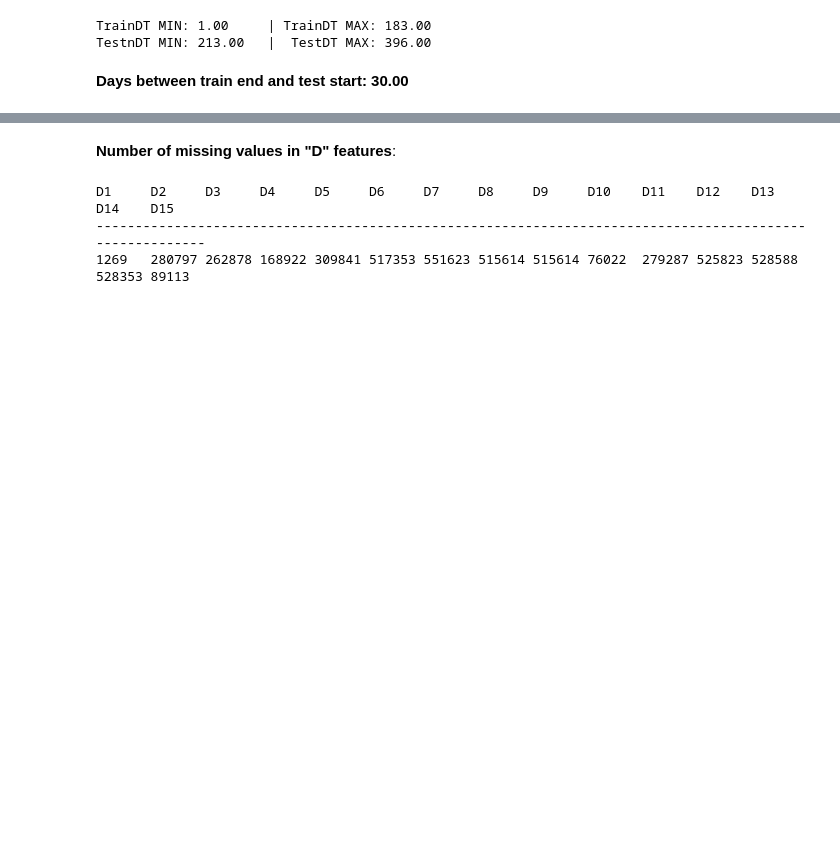
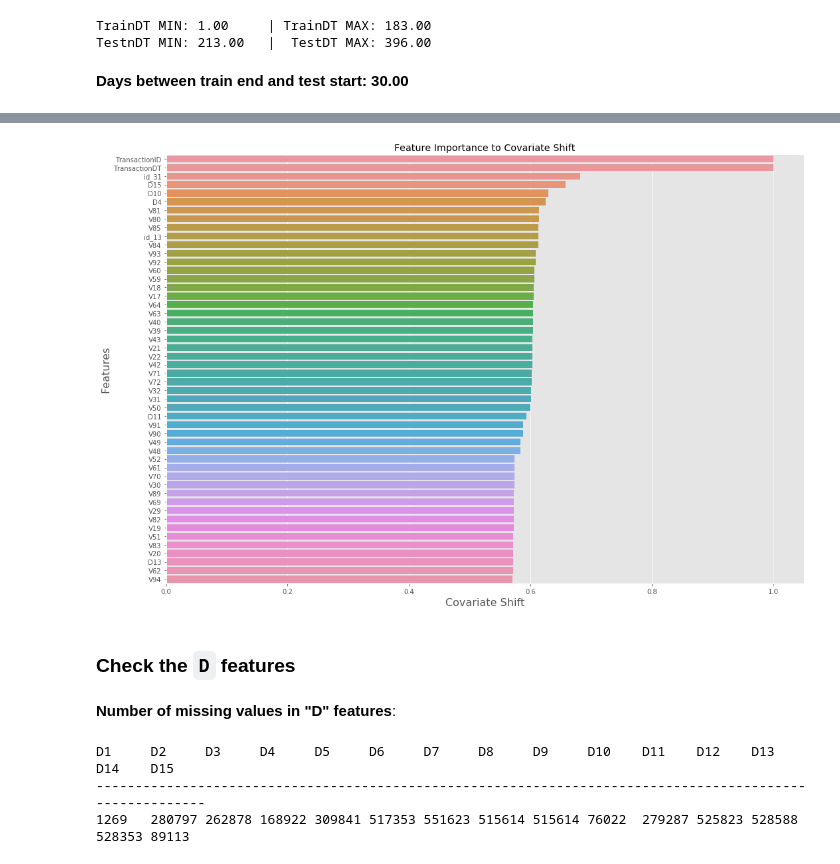
Before and after one commit to bigalh94/IEEE-CIS-Fraud-Detection, a Jupyter notebook: notebooks/IEEE Fraud Detection Data Preprocessing.ipynb, the cells around one changed output, grey strips where cells are left out. Drawn from its saved outputs; the diff is of its cells as text; code cells hidden in the pictures; blank space fills up the shorter version.

```diff
--- a/notebooks/IEEE Fraud Detection Data Preprocessing.ipynb
+++ b/notebooks/IEEE Fraud Detection Data Preprocessing.ipynb
@@ -354,0 +367,3 @@ ___
+# %%
+cov, list_to_discart = adversarial_validation(train_merged.drop(['isFraud'],axis=1), test_merged)
+#train_merged.head()
@@ -355,3 +376,16 @@ ___
+# %%
+plt.figure(figsize=(15,10))
+plot_fi = sns.barplot(x=cov.sort_values(ascending=False)[:50], y=cov.sort_values(ascending=False)[:50].index)
+plot_fi.set_title('Feature Importance to Covariate Shift')
+plt.xlabel('Covariate Shift', fontsize=16)
+plt.ylabel('Features', fontsize=16)
+plt.tight_layout()
+plt.show()
+# %% [output]
+[figure, added]
+# %% [markdown]
+
+### Check the `D` features
 # %%
 md('**Number of missing values in "D" features**:')
 d_cols = ['D'+str(d) for d in range(1,16)]
```
Also changed, not shown: parts of 18 cells of this notebook, 4 other files.
